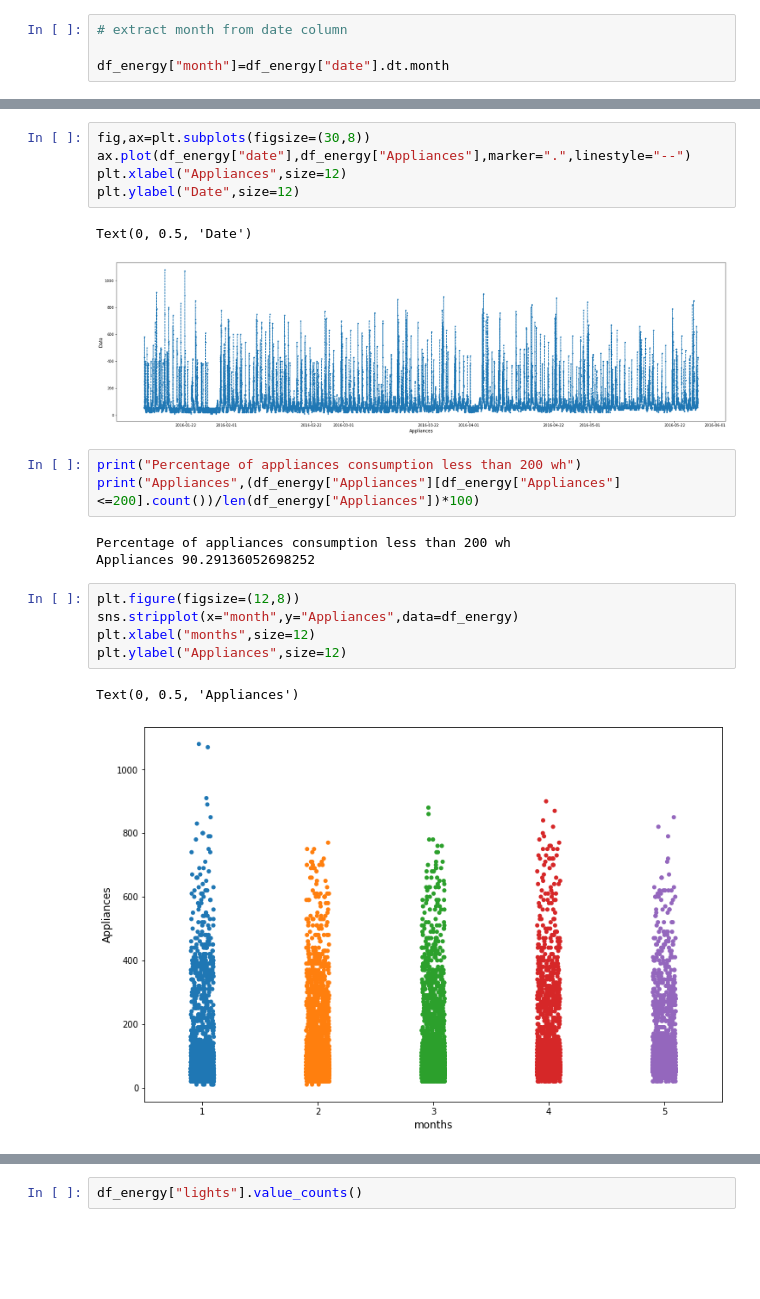
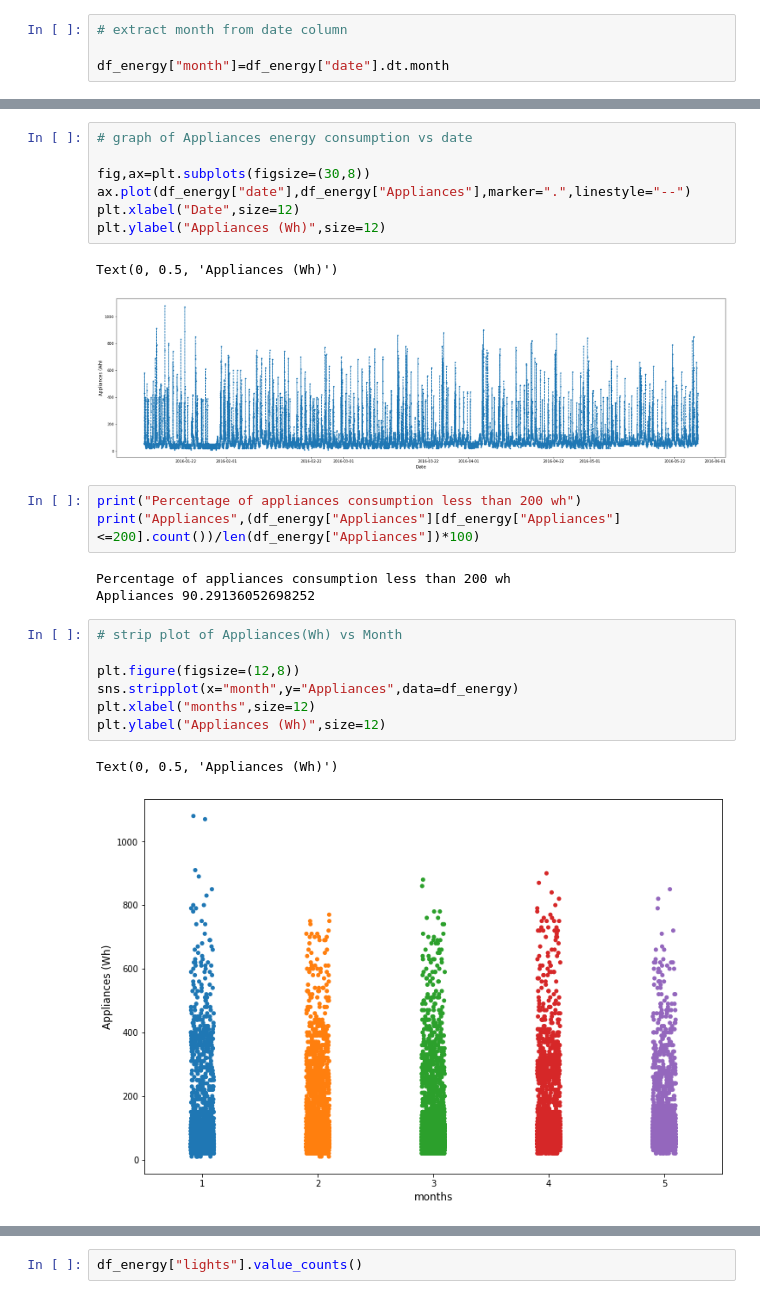
Before and after one commit to milanajudiya/Appliances_Energy_Prediction, a Jupyter notebook: Appliances_Energy_Prediction.ipynb, the cells around one changed output, grey strips where cells are left out. Drawn from its saved outputs; the diff is of its cells as text; blank space fills up the shorter version.

```diff
--- a/Appliances_Energy_Prediction.ipynb
+++ b/Appliances_Energy_Prediction.ipynb
@@ -223,11 +213,13 @@ df_energy.tail()
 # %%
+# graph of Appliances energy consumption vs date
+
 fig,ax=plt.subplots(figsize=(30,8))
 ax.plot(df_energy["date"],df_energy["Appliances"],marker=".",linestyle="--")
-plt.xlabel("Appliances",size=12)
-plt.ylabel("Date",size=12)
+plt.xlabel("Date",size=12)
+plt.ylabel("Appliances (Wh)",size=12)
 # %% [output]
-Text(0, 0.5, 'Date')
+Text(0, 0.5, 'Appliances (Wh)')
-[figure, old version]
+[figure, new version]
 # %%
 print("Percentage of appliances consumption less than 200 wh")
 print("Appliances",(df_energy["Appliances"][df_energy["Appliances"]<=200].count())/len(df_energy["Appliances"])*100)
@@ -235,10 +227,12 @@ print("Appliances",(df_energy["Appliances"][df_energy["Appliances"]<=200].count(
 Percentage of appliances consumption less than 200 wh
 Appliances 90.29136052698252
 # %%
+# strip plot of Appliances(Wh) vs Month
+
 plt.figure(figsize=(12,8))
 sns.stripplot(x="month",y="Appliances",data=df_energy)
 plt.xlabel("months",size=12)
-plt.ylabel("Appliances",size=12)
+plt.ylabel("Appliances (Wh)",size=12)
 # %% [output]
-Text(0, 0.5, 'Appliances')
+Text(0, 0.5, 'Appliances (Wh)')
-[figure, old version]
+[figure, new version]
```
Also changed, not shown: parts of 52 cells of this notebook.
